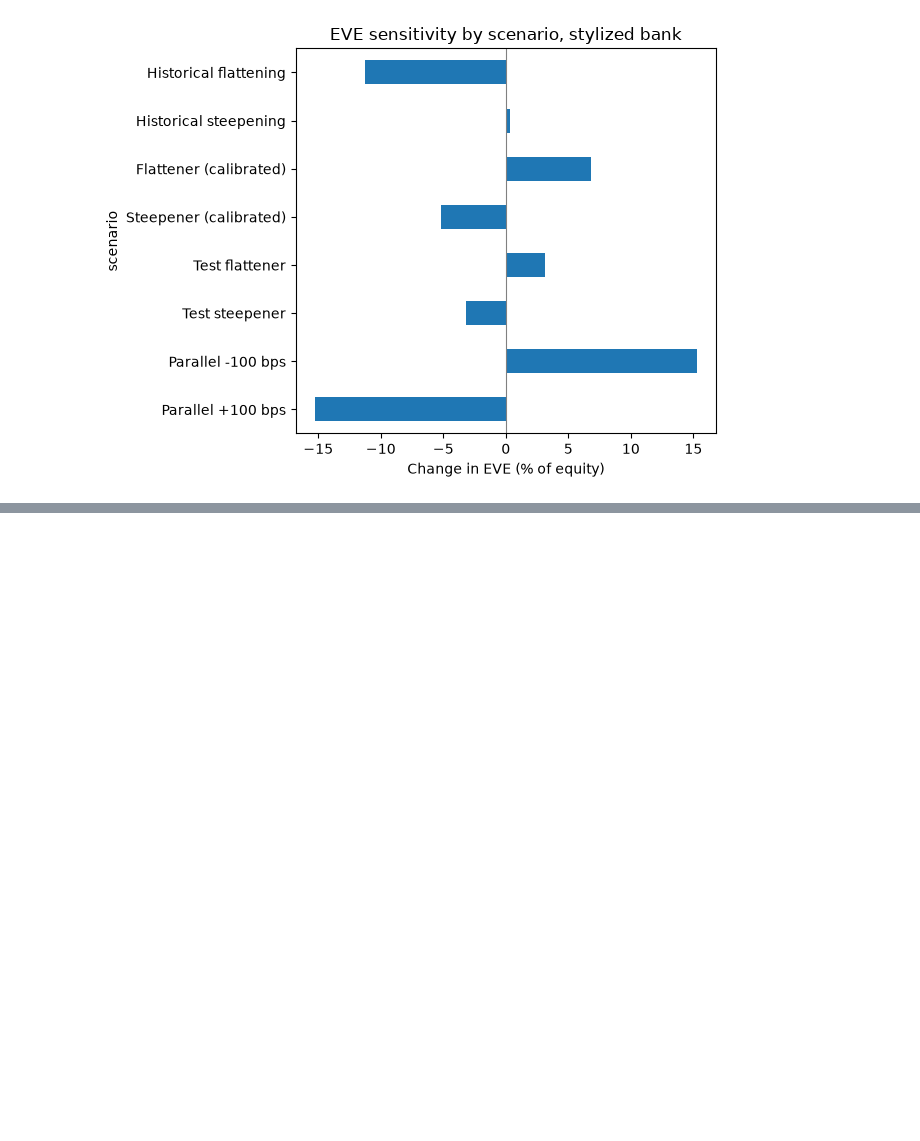
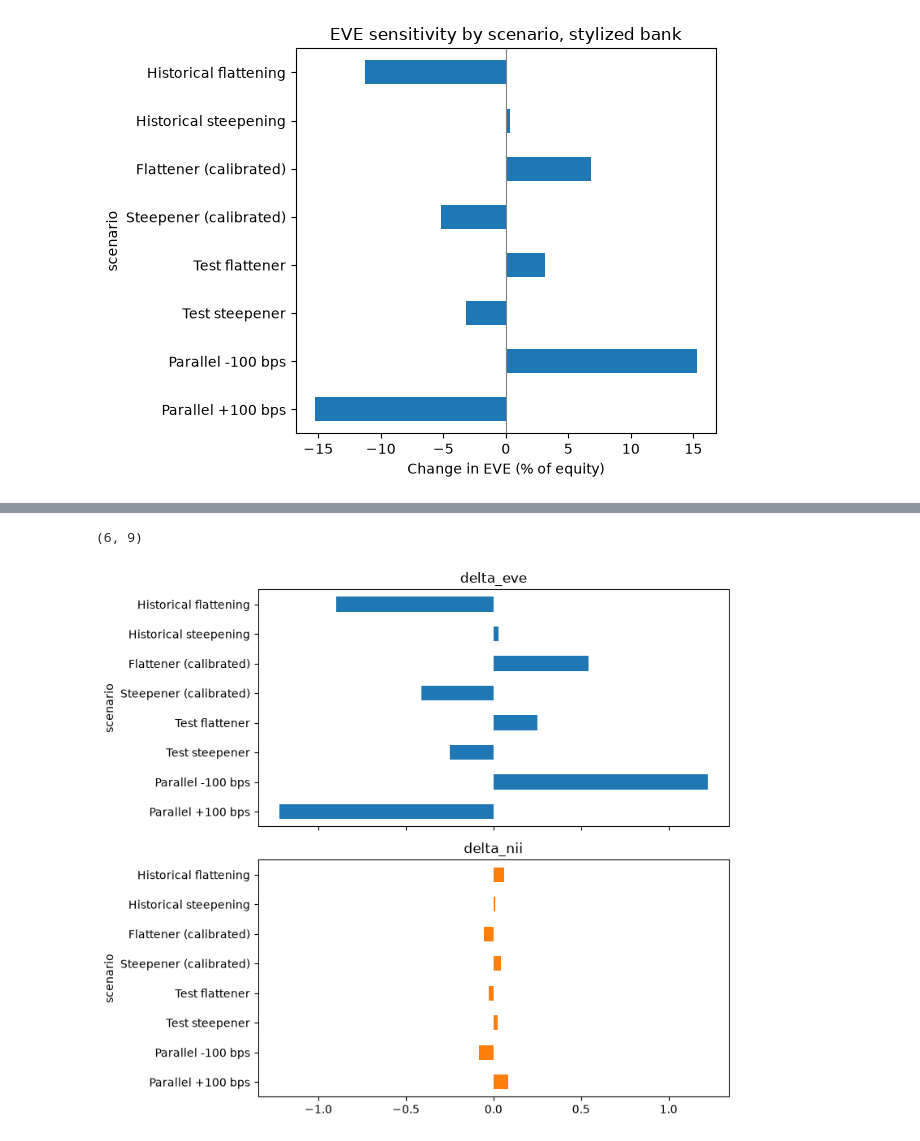
Before and after one commit to ritzsaha/bank-rate-risk-model, a Jupyter notebook: notebooks/03_scenarios.ipynb, the cells around one changed output, grey strips where cells are left out. Cells and saved outputs as stored; diff of their text form; code cells hidden in the pictures; blank space fills up the shorter version.

```diff
--- a/notebooks/03_scenarios.ipynb
+++ b/notebooks/03_scenarios.ipynb
@@ -117,3 +119,8 @@ plt.tight_layout()
 plt.show()
 # %% [output]
 [figure]
+# %%
+bs[["line", "side"]]
+bs["reprice_key"] = [5, 2, 7, 2, 3, 2]
+bs.to_csv("../model/balance_sheet.csv", index=False)
+bs
@@ -119,0 +135,17 @@ plt.show()
+# %%
+pd.read_csv("../model/balance_sheet.csv").shape
+# %% [output]
+(6, 9)
+# %%
+for name, s in shocks.items():
+    d = delta_eve_curve(bs, s)
+    rows.append({"scenario": name,
+                 "delta_eve": d,
+                 "eve_pct_equity": d / eq * 100,
+                 "delta_nii": delta_nii_curve(bs, s)})
+
+table[["delta_eve", "delta_nii"]].plot.barh(subplots=True, legend=False, figsize=(8, 7))
+plt.tight_layout()
+plt.show()
+# %% [output]
+[figure, added]
```
Also changed, not shown: parts of 3 cells of this notebook, 4 other files.
